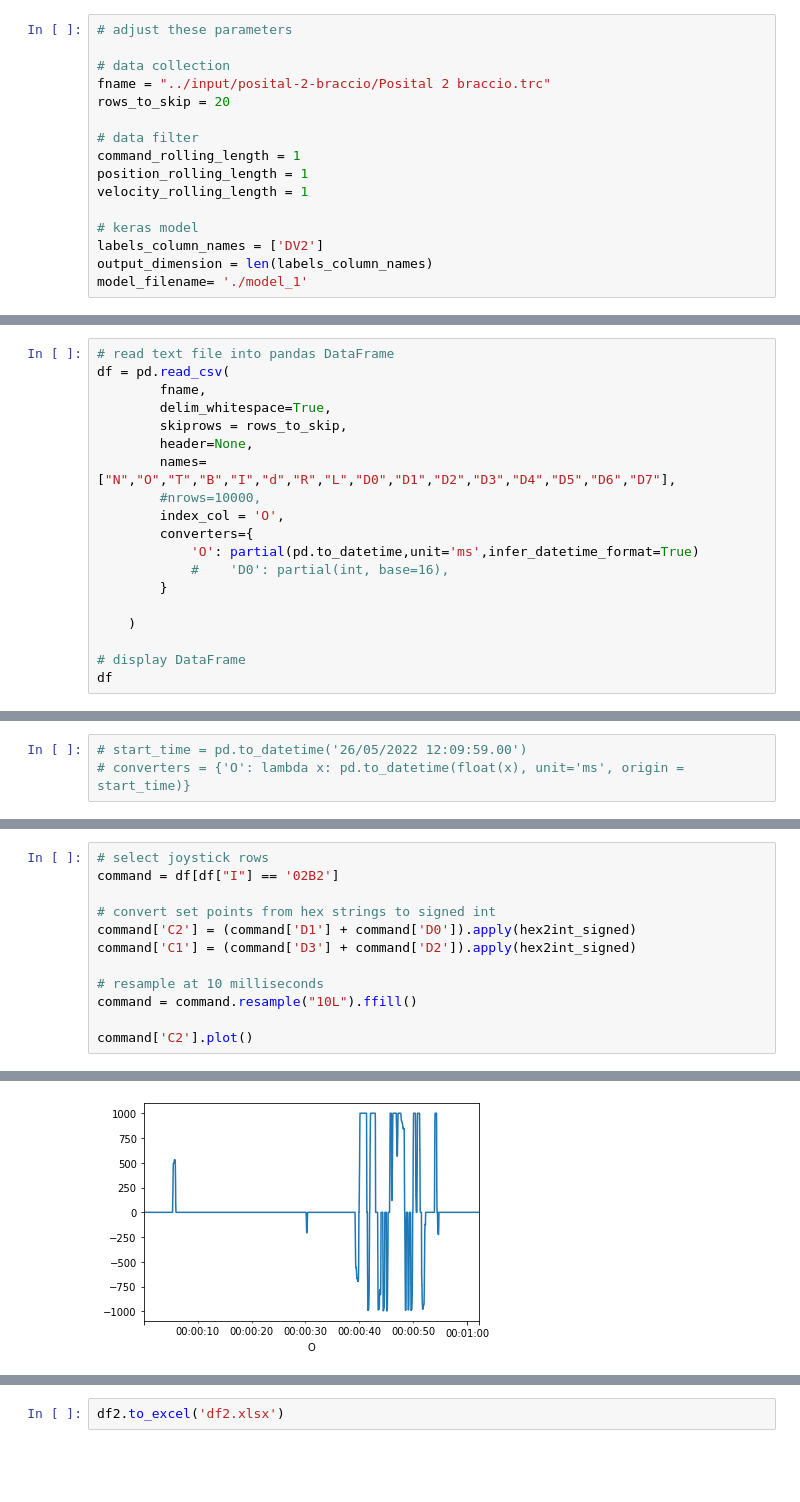
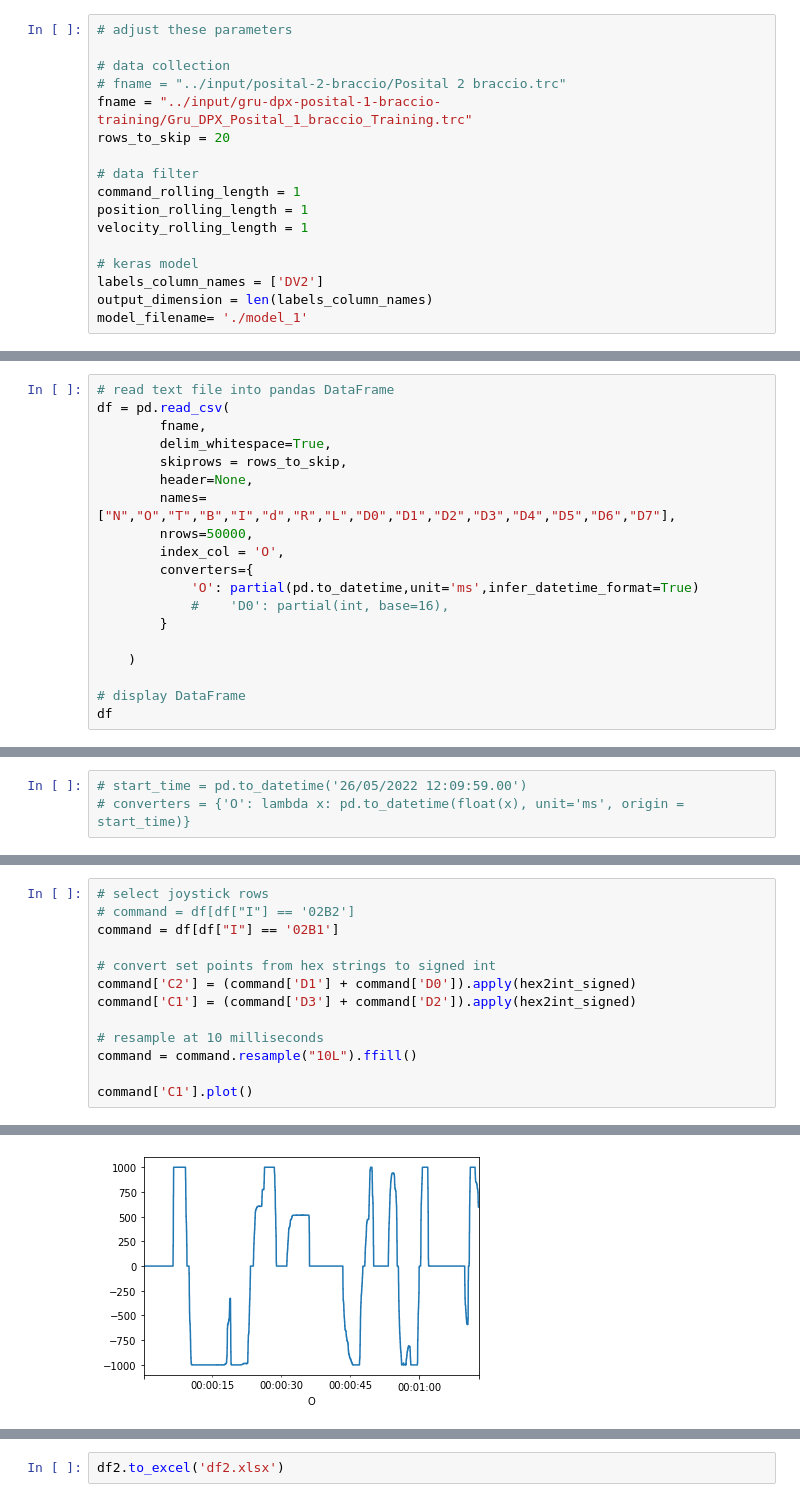
Before and after one commit to arac22/keras-demo, a Jupyter notebook: time-series-demo.ipynb, the cells around one changed output, grey strips where cells are left out. Drawn from its saved outputs; the diff is of its cells as text; blank space fills up the shorter version.

Commit message:
CHANGE posital on 1st boom - joystick id = 0x2B1

```diff
--- a/time-series-demo.ipynb
+++ b/time-series-demo.ipynb
@@ -29,7 +30,8 @@ for dirname, _, filenames in os.walk('/kaggle/input'):
 # adjust these parameters
 
 # data collection
-fname = "../input/posital-2-braccio/Posital 2 braccio.trc"
+# fname = "../input/posital-2-braccio/Posital 2 braccio.trc"
+fname = "../input/gru-dpx-posital-1-braccio-training/Gru_DPX_Posital_1_braccio_Training.trc"
 rows_to_skip = 20
 
 # data filter
@@ -61,7 +63,7 @@ df = pd.read_csv(
         skiprows = rows_to_skip,
         header=None,
         names=["N","O","T","B","I","d","R","L","D0","D1","D2","D3","D4","D5","D6","D7"],
-        #nrows=10000,
+        nrows=50000,
         index_col = 'O',
         converters={
             'O': partial(pd.to_datetime,unit='ms',infer_datetime_format=True)
@@ -112,6 +114,7 @@ See the caveats in the documentation: https://pandas.pydata.org/pandas-docs/stab
 # %%
 # select joystick rows
-command = df[df["I"] == '02B2']
+# command = df[df["I"] == '02B2']
+command = df[df["I"] == '02B1']
 
 # convert set points from hex strings to signed int
 command['C2'] = (command['D1'] + command['D0']).apply(hex2int_signed)
@@ -120,7 +123,7 @@ command['C1'] = (command['D3'] + command['D2']).apply(hex2int_signed)
 # resample at 10 milliseconds
 command = command.resample("10L").ffill()
 
-command['C2'].plot()
+command['C1'].plot()
 # %% [output]
 A value is trying to be set on a copy of a slice from a DataFrame.
 Try using .loc[row_indexer,col_indexer] = value instead
@@ -134,5 +138,5 @@ See the caveats in the documentation: https://pandas.pydata.org/pandas-docs/stab
 <AxesSubplot:xlabel='O'>
-[figure, old version]
+[figure, new version]
 # %%
 fig, ax = plt.subplots()
 ax2 = ax.twinx()
```
Also changed, not shown: parts of 22 cells of this notebook.
